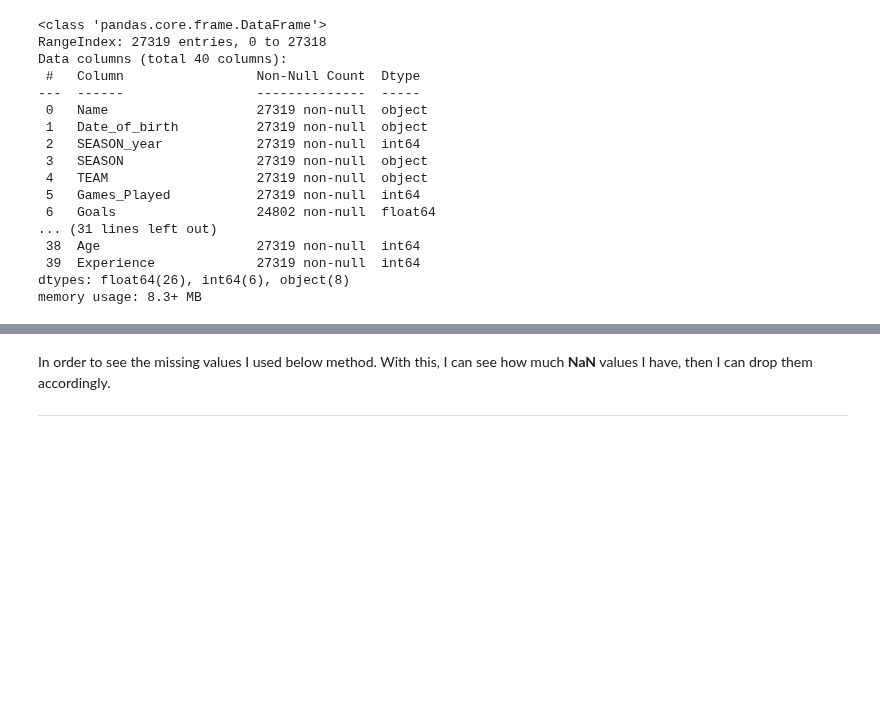
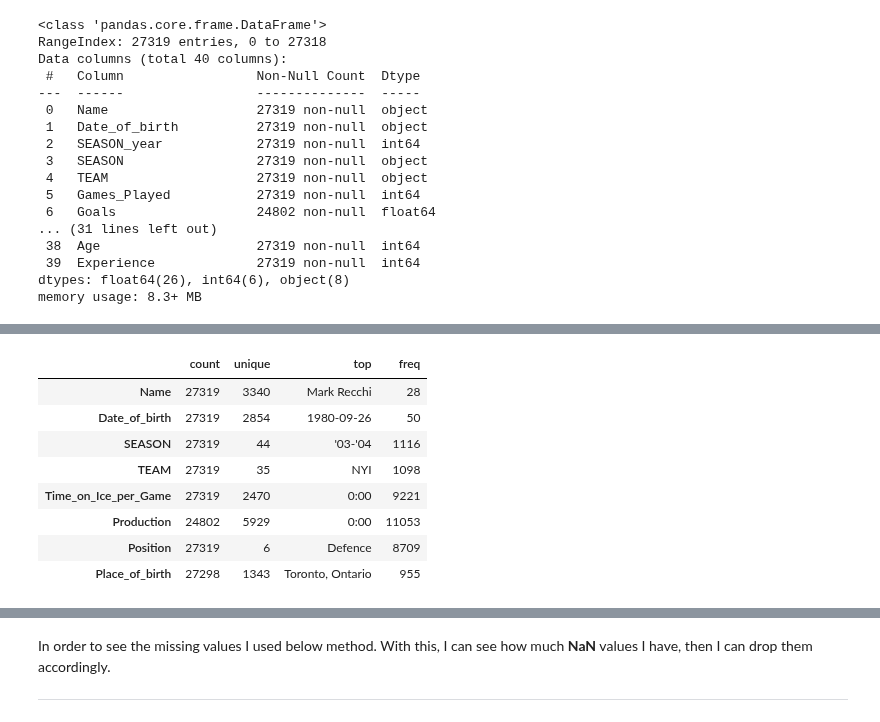
Before and after one commit to data301-2021-winter1/project-group38-project, a Jupyter notebook: notebooks/analysis3.ipynb, the cells around one changed output, grey strips where cells are left out. Saved outputs shown, nothing was run; the diff lists cells and outputs as text; code cells hidden in the pictures; blank space fills up the shorter version.

```diff
--- a/notebooks/analysis3.ipynb
+++ b/notebooks/analysis3.ipynb
@@ -76,0 +97,12 @@ memory usage: 8.3+ MB
+# %%
+mainData.describe(include='object').T
+# %% [output]
+|  | count | unique | top | freq |
+| Name | 27319 | 3340 | Mark Recchi | 28 |
+| Date_of_birth | 27319 | 2854 | 1980-09-26 | 50 |
+| SEASON | 27319 | 44 | '03-'04 | 1116 |
+| TEAM | 27319 | 35 | NYI | 1098 |
+| Time_on_Ice_per_Game | 27319 | 2470 | 0:00 | 9221 |
+| Production | 24802 | 5929 | 0:00 | 11053 |
+| Position | 27319 | 6 | Defence | 8709 |
+| Place_of_birth | 27298 | 1343 | Toronto, Ontario | 955 |
```
Also changed, not shown: parts of 18 cells of this notebook, 1 other file.
